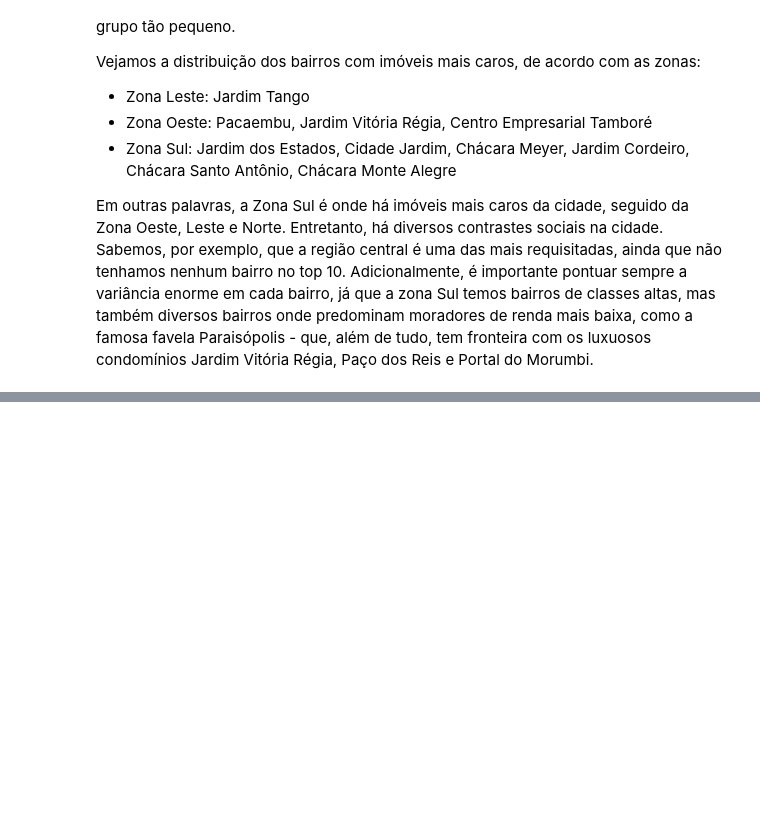
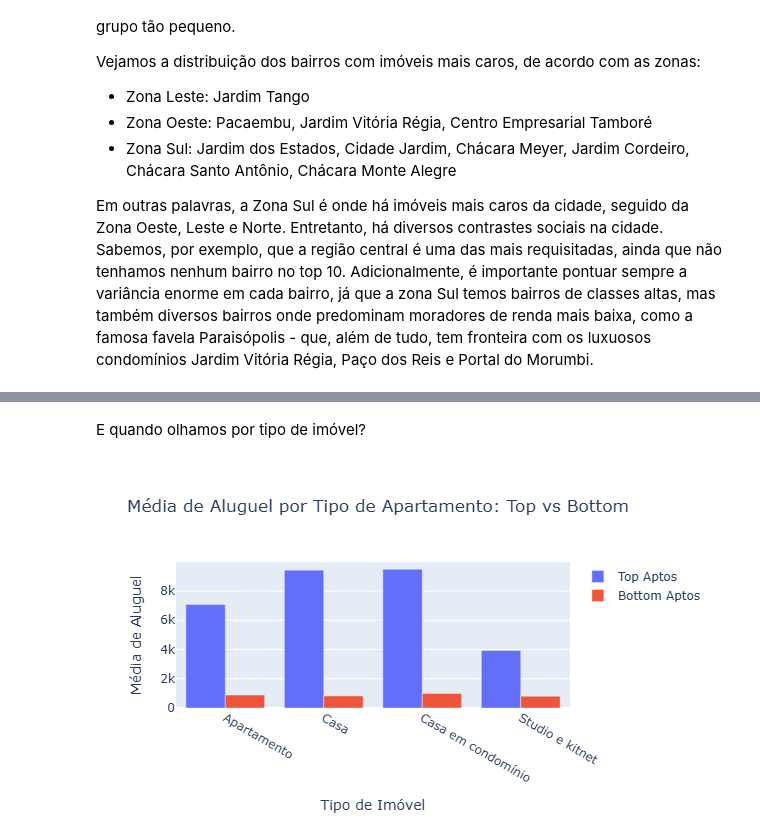
Before and after one commit to leonamcassemir0/analise-de-ponta, a Jupyter notebook: sao_paulo_housing_prices.ipynb, the cells around one changed output, grey strips where cells are left out. Saved outputs shown, nothing was run; the diff lists cells and outputs as text; code cells hidden in the pictures; blank space fills up the shorter version.

```diff
--- a/sao_paulo_housing_prices.ipynb
+++ b/sao_paulo_housing_prices.ipynb
@@ -682,0 +808,26 @@ Adicionalmente, é importante pontuar sempre a variância enorme em cada bairro,
+# %% [markdown]
+E quando olhamos por tipo de imóvel?
+# %%
+rent_by_type_top = top_aptos.groupby('type')['rent'].mean().reset_index()
+rent_by_type_bottom = bottom_aptos.groupby('type')['rent'].mean().reset_index()
+
+fig = go.Figure()
+
+fig.add_trace(go.Bar(
+    x=rent_by_type_top['type'],
+    y=rent_by_type_top['rent'],
+    name='Top Aptos'))
+
+fig.add_trace(go.Bar(
+    x=rent_by_type_bottom['type'],
+    y=rent_by_type_bottom['rent'],
+    name='Bottom Aptos'))
+
+fig.update_layout(
+    title='Média de Aluguel por Tipo de Apartamento: Top vs Bottom',
+    xaxis_title='Tipo de Imóvel',
+    yaxis_title='Média de Aluguel')
+
+fig.show()
+# %% [output]
+[figure, added]
```
Also changed, not shown: parts of 16 cells of this notebook.
